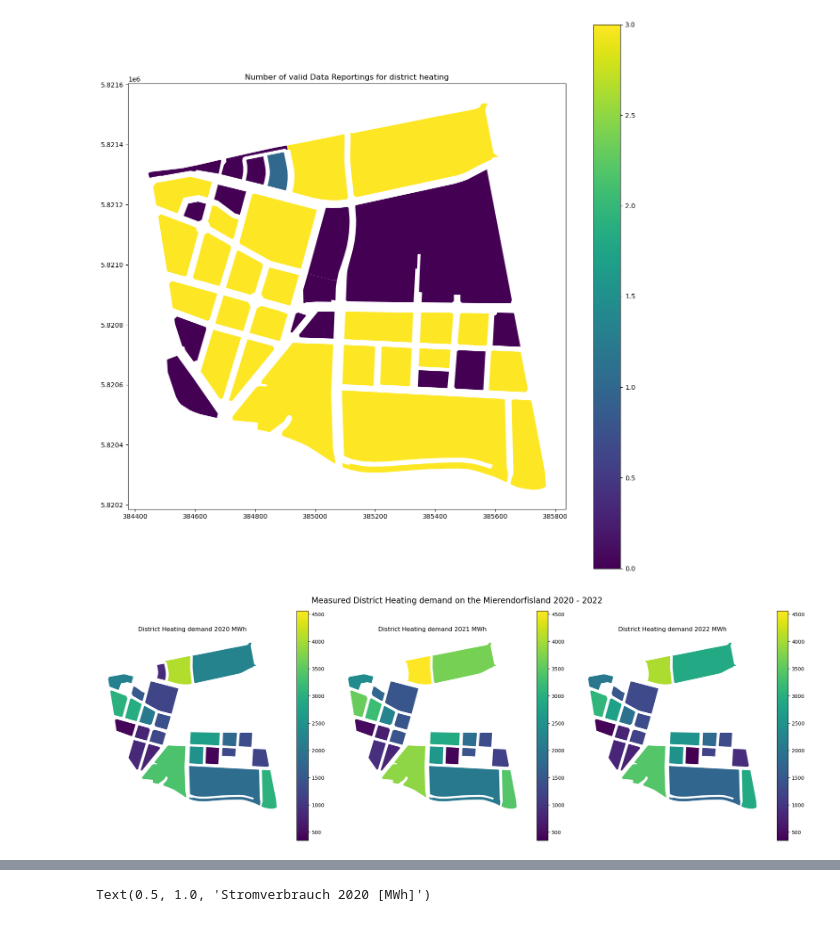
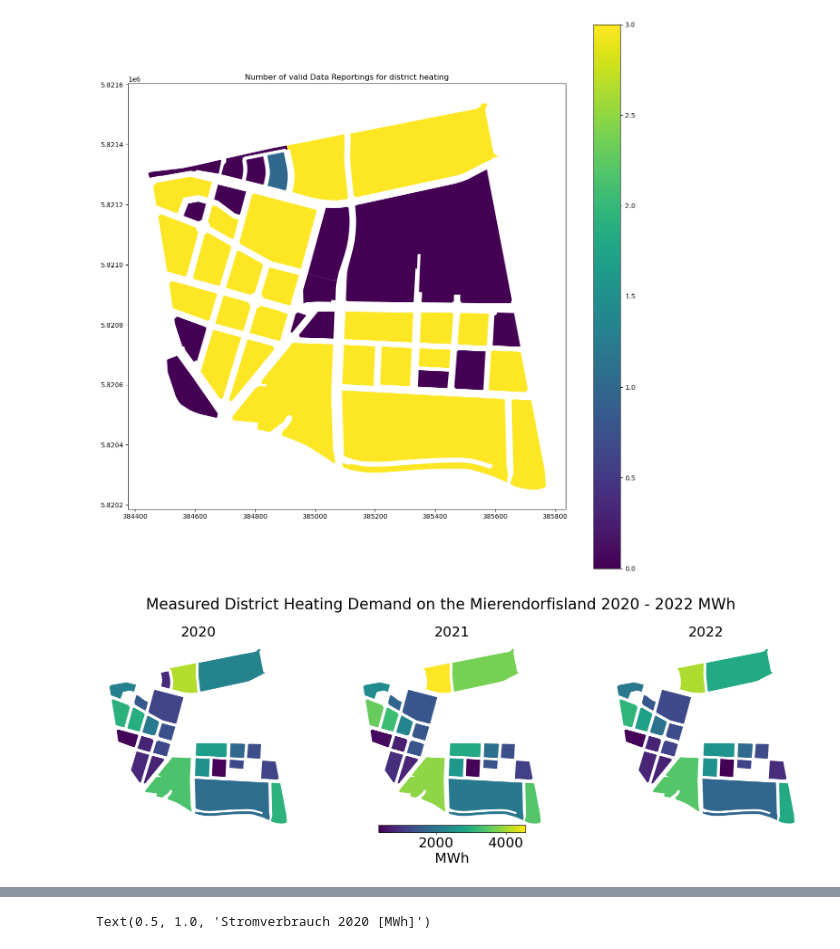
Before and after one commit to TUB-DVG/TECDEM, a Jupyter notebook: experiments/81_PlotBlock.ipynb, the cells around one changed output, grey strips where cells are left out. Drawn from its saved outputs; the diff is of its cells as text; code cells hidden in the pictures.

Commit message:
Fix: Font sieze on plots

```diff
--- a/experiments/81_PlotBlock.ipynb
+++ b/experiments/81_PlotBlock.ipynb
@@ -121,52 +124,44 @@ plt.title('Number of valid Data Reportings for district heating')
 Text(0.5, 1.0, 'Number of valid Data Reportings for district heating')
 [figure]
 # %%
-import geopandas as gpd
-import matplotlib.pyplot as plt
-from matplotlib.colors import Normalize
-from matplotlib.cm import ScalarMappable
-import pandas as pd
-
 geo_data = district_data
 
-# Set up the figure for subplots
-fig, axs = plt.subplots(1, 3, figsize=(20, 7))  # 1 row, 3 columns
-
-# Define a normalization for the color mapping
-norm = Normalize(vmin=geo_data[['Fernwärmeverbrauch 2020 [MWh]', 'Fernwärmeverbrauch 2021 [MWh]', 'Fernwärmeverbrauch 2022 [MWh]']].min().min(),
-                 vmax=geo_data[['Fernwärmeverbrauch 2020 [MWh]', 'Fernwärmeverbrauch 2021 [MWh]', 'Fernwärmeverbrauch 2022 [MWh]']].max().max())
-
-# Create the color map
+fig, axs = plt.subplots(1, 3, figsize=(20, 7))
+norm = Normalize(
+    vmin=geo_data[['Fernwärmeverbrauch 2020 [MWh]',
+                   'Fernwärmeverbrauch 2021 [MWh]',
+                   'Fernwärmeverbrauch 2022 [MWh]']].min().min(),
+    vmax=geo_data[['Fernwärmeverbrauch 2020 [MWh]',
+                   'Fernwärmeverbrauch 2021 [MWh]',
+                   'Fernwärmeverbrauch 2022 [MWh]']].max().max()
+)
 cmap = plt.cm.viridis
-
-# Plotting Stromverbrauch 2020
-geo_data.plot(column='Fernwärmeverbrauch 2020 [MWh]', ax=axs[0], legend=True, cmap=cmap, norm=norm)
-axs[0].set_title('District Heating demand 2020 MWh')
-
-# Plotting Stromverbrauch 2021
-geo_data.plot(column='Fernwärmeverbrauch 2021 [MWh]', ax=axs[1], legend=True, cmap=cmap, norm=norm)
-axs[1].set_title('District Heating demand 2021 MWh')
-
-# Plotting Stromverbrauch 2022
-geo_data.plot(column='Fernwärmeverbrauch 2022 [MWh]', ax=axs[2], legend=True, cmap=cmap, norm=norm)
-axs[2].set_title('District Heating demand 2022 MWh')
-
-# Remove the axis for a cleaner look and adjust for space between plots
+geo_data.plot(column='Fernwärmeverbrauch 2020 [MWh]', ax=axs[0], cmap=cmap, norm=norm)
+axs[0].set_title('2020', size=22)
+geo_data.plot(column='Fernwärmeverbrauch 2021 [MWh]', ax=axs[1], cmap=cmap, norm=norm)
+axs[1].set_title('2021', size=22)
+geo_data.plot(column='Fernwärmeverbrauch 2022 [MWh]', ax=axs[2], cmap=cmap, norm=norm)
+axs[2].set_title('2022', size=22)
+cbar = fig.colorbar(
+    plt.cm.ScalarMappable(norm=norm, cmap=cmap),
+    ax=axs,
+    orientation='horizontal',
+    fraction=0.03,
+    pad=0.08
+)
+cbar.set_label('MWh', size=22)
+cbar.ax.tick_params(labelsize=22)
 for ax in axs:
     ax.axis('off')
-plt.subplots_adjust(wspace=0.3)
-
-
-# Add a common title
-fig.suptitle('Measured District Heating demand on the Mierendorfisland 2020 - 2022', fontsize=16)
-
-# Adjust the layout
-plt.tight_layout()
-
-# Show the plot
+plt.subplots_adjust(top=0.99, wspace=0.3)
+fig.suptitle(
+    'Measured District Heating Demand on the Mierendorfisland 2020 - 2022 MWh',
+    fontsize=24,
+    y=0.85
+)
 plt.show()
 # %% [output]
-[figure, old version]
+[figure, new version]
 # %%
 
 shape_data["blknr"] = shape_data["blknr"].astype('int64')
```
Also changed, not shown: parts of 8 cells of this notebook.
